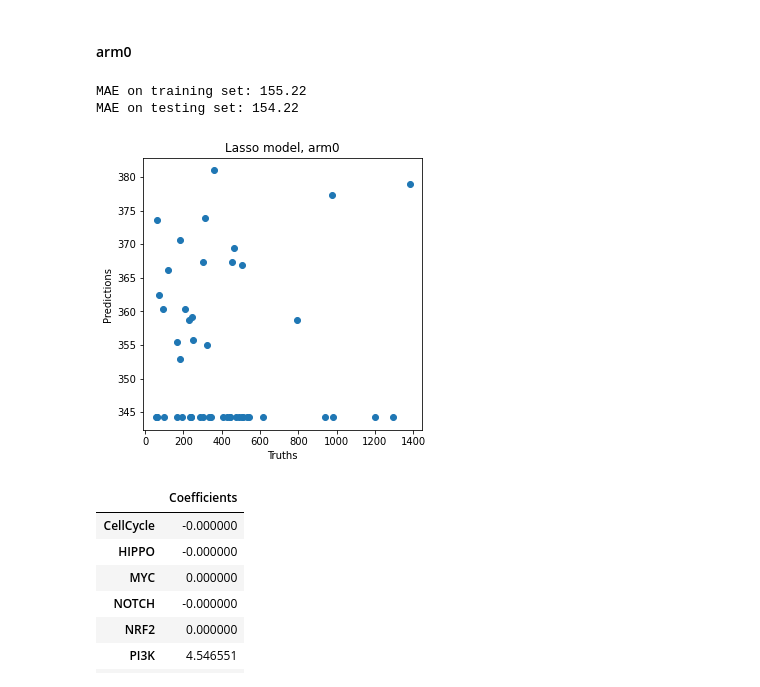
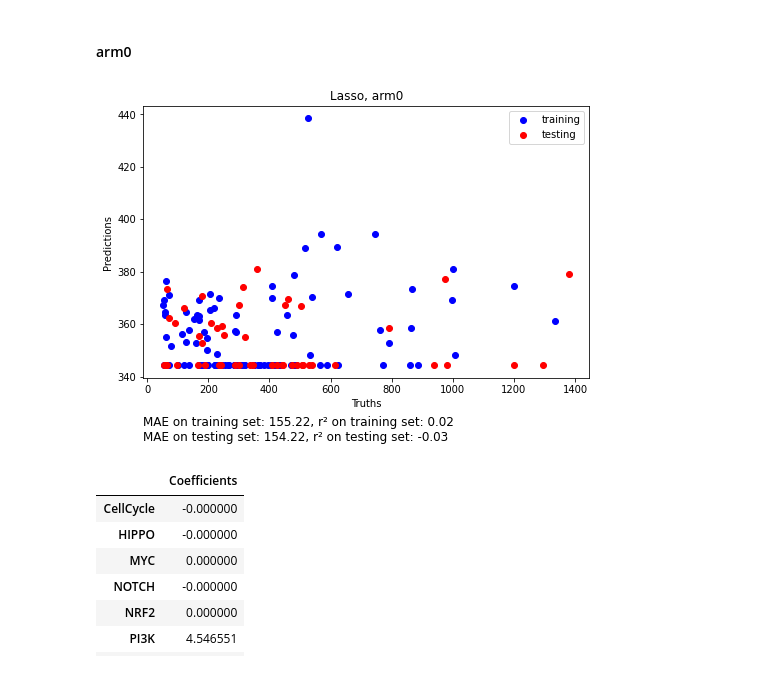
Before and after one commit to sykhro/cancol-analysis, a Jupyter notebook: pancan-modelling.ipynb, the cells around one changed output. Cells and saved outputs as stored; diff of their text form; code cells hidden in the pictures.

```diff
--- a/pancan-modelling.ipynb
+++ b/pancan-modelling.ipynb
@@ -21,23 +21,25 @@ arm1_best_dataset = pd.DataFrame(data[0])
 from sklearn.model_selection import train_test_split
 
 arm0_x, arm0_y = (
-    arm0_best_dataset.drop("dpfs", axis="columns"),
+    arm0_best_dataset.drop(["dpfs", "PatientFirstName"], axis="columns"),
     arm0_best_dataset["dpfs"],
 )
 arm0_x_train, arm0_x_test, arm0_y_train, arm0_y_test = train_test_split(
     arm0_x, arm0_y, test_size=0.30, random_state=42
 )
-train_dataset = arm0_x_train.copy()
-train_dataset.insert(0, "dpfs", arm0_y_train)
-_ = sns.pairplot(train_dataset, kind="reg", diag_kind="kde")
+# Disabled for performance
+# train_dataset = arm0_x_train.copy()
+# train_dataset.insert(0, "dpfs", arm0_y_train)
+# _ = sns.pairplot(train_dataset, kind="reg", diag_kind="kde")
 
 arm1_x, arm1_y = (
-    arm1_best_dataset.drop("dpfs", axis="columns"),
+    arm1_best_dataset.drop(["dpfs", "PatientFirstName"], axis="columns"),
     arm1_best_dataset["dpfs"],
 )
 arm1_x_train, arm1_x_test, arm1_y_train, arm1_y_test = train_test_split(
     arm1_x, arm1_y, test_size=0.30, random_state=42
 )
-train_dataset = arm1_x_train.copy()
-train_dataset.insert(0, "dpfs", arm1_y_train)
-_ = sns.pairplot(train_dataset, kind="reg", diag_kind="kde")
+# Disabled for performance
+# train_dataset = arm1_x_train.copy()
+# train_dataset.insert(0, "dpfs", arm1_y_train)
+# _ = sns.pairplot(train_dataset, kind="reg", diag_kind="kde")
@@ -52,6 +49,7 @@ The dpfs distribution seems to have a long tail. For this reason, it might be a
 from sklearn.linear_model import LinearRegression
 
 model = LinearRegression()
+evaluation["best-linear"] = {}
 # %% [markdown]
 #### arm0
 # %%
@@ -161,32 +150,38 @@ plt.axvline(x=0, color=".5")
 from sklearn.linear_model import LassoCV
 
 model = LassoCV()
+evaluation["best-lasso"] = {}
 # %% [markdown]
 #### arm0
 # %%
 _ = model.fit(arm0_x_train, arm0_y_train)
 # %%
-from sklearn.metrics import median_absolute_error
+from sklearn.metrics import median_absolute_error, r2_score
 
-arm0_y_pred = model.predict(arm0_x_train)
-mae = median_absolute_error(arm0_y_train, arm0_y_pred)
-score = f"MAE on training set: {mae:.2f}"
+arm0_y_train_pred = model.predict(arm0_x_train)
+mae_train = median_absolute_error(arm0_y_train, arm0_y_train_pred)
+r2_train = r2_score(arm0_y_train, arm0_y_train_pred)
+score = f"MAE on training set: {mae_train:.2f}, r² on training set: {r2_train:.2f}"
+
+fig, ax = plt.subplots(figsize=(8, 5))
+plt.scatter(arm0_y_train, arm0_y_train_pred, c="blue", label="training")
+plt.title("Lasso, arm0")
+plt.ylabel("Predictions")
+plt.xlabel("Truths")
 
 arm0_y_pred = model.predict(arm0_x_test)
 mae = median_absolute_error(arm0_y_test, arm0_y_pred)
-score += f"\nMAE on testing set: {mae:.2f}"
+r2 = r2_score(arm0_y_test, arm0_y_pred)
+score += f"\nMAE on testing set: {mae:.2f}, r² on testing set: {r2:.2f}"
 
-fig, ax = plt.subplots(figsize=(5, 5))
-plt.scatter(arm0_y_test, arm0_y_pred)
-plt.title("Lasso model, arm0")
-plt.ylabel("Predictions")
-plt.xlabel("Truths")
-print(score)
+plt.scatter(arm0_y_test, arm0_y_pred, c="red", label="testing")
+plt.figtext(0.125, -0.05, score, fontsize=12)
+ax.legend()
 plt.show()
+
+evaluation["best-lasso"]["arm0"] = [(mae_train, r2_train), (mae, r2)]
 # %% [output]
-MAE on training set: 155.22
-MAE on testing set: 154.22
-[figure, old version]
+[figure, new version]
 # %%
 arm0_best_coefs = pd.DataFrame(
     model.coef_, columns=["Coefficients"], index=arm0_x_train.columns
```
Also changed, not shown: parts of 136 cells of this notebook, 1 other file.
